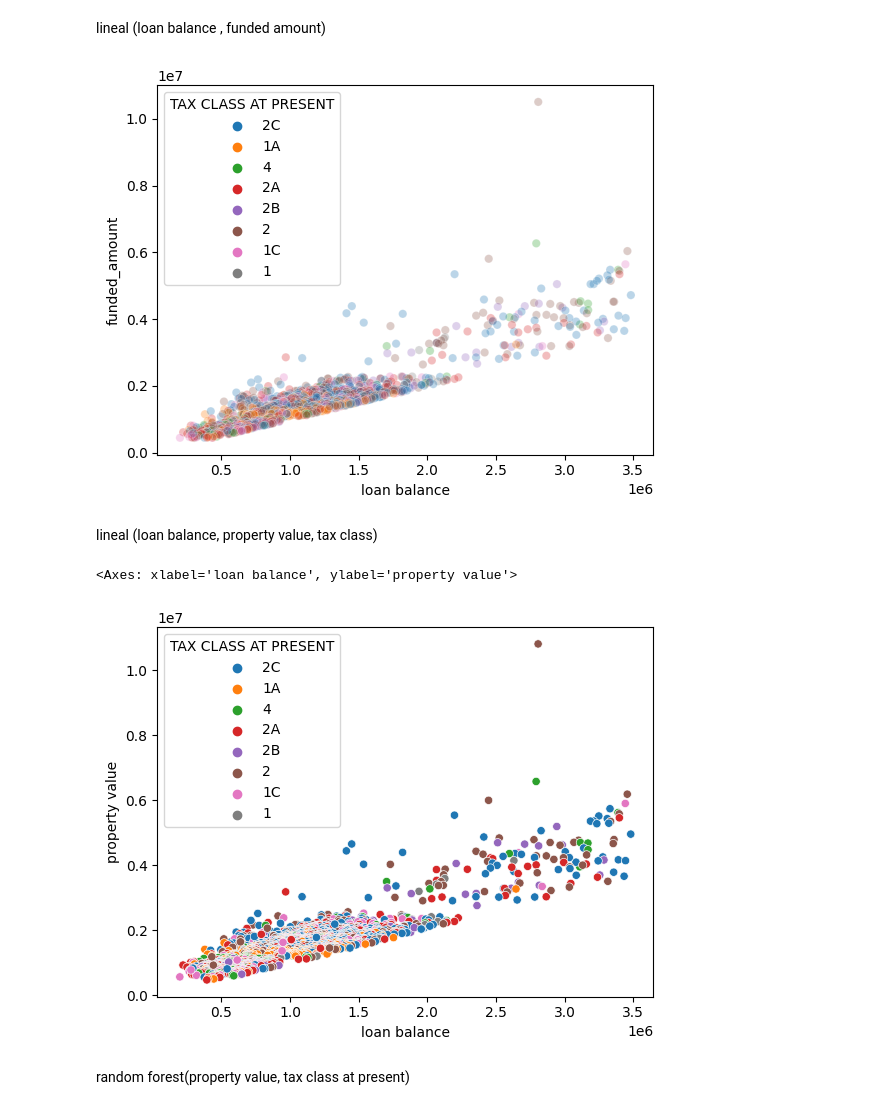
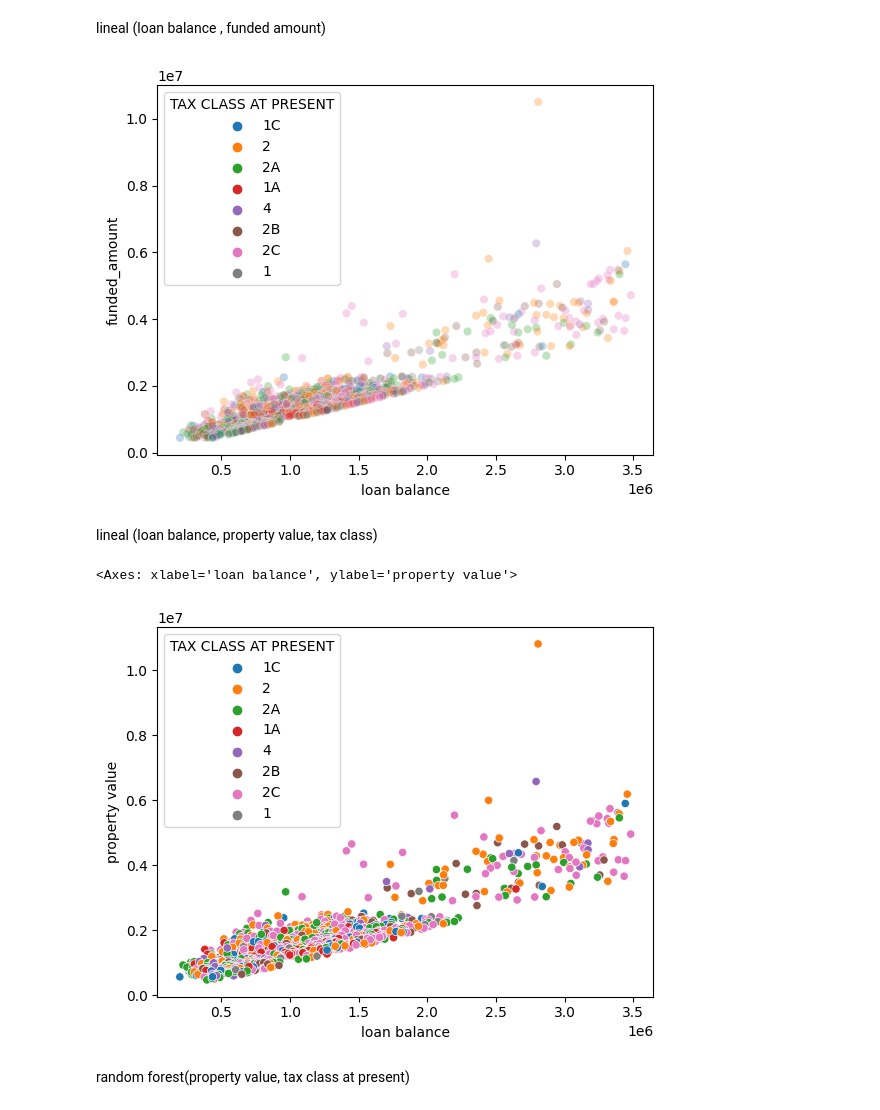
Before and after one commit to DurangoFon/DurangoFon-Luxury_loan_NY_repository, a Jupyter notebook: 02_luxury_loan_amount(multyvariabel_analysis).ipynb, the cells around one changed output. Drawn from its saved outputs; the diff is of its cells as text; code cells hidden in the pictures.

```diff
--- a/02_luxury_loan_amount(multyvariabel_analysis).ipynb
+++ b/02_luxury_loan_amount(multyvariabel_analysis).ipynb
@@ -81,17 +80,17 @@ sns.displot(data = df_processed,x='TAX CLASS AT PRESENT',y='funded_amount',hue =
 # %% [markdown]
 lineal (loan balance , funded amount)
 # %%
-sns.scatterplot(data = df_numerical,x = 'loan balance', y = 'funded_amount',hue='TAX CLASS AT PRESENT',alpha=0.3)
+sns.scatterplot(data = df_processed_by_date,x = 'loan balance', y = 'funded_amount',hue='TAX CLASS AT PRESENT',alpha=0.3)
 plt.show()
 # %% [output]
-[figure, old version]
+[figure, new version]
 # %% [markdown]
 lineal (loan balance, property value, tax class)
 # %%
-sns.scatterplot(data = df_numerical,x = 'loan balance', y = 'property value',hue='TAX CLASS AT PRESENT')
+sns.scatterplot(data = df_processed_by_date,x = 'loan balance', y = 'property value',hue='TAX CLASS AT PRESENT')
 # %% [output]
 <Axes: xlabel='loan balance', ylabel='property value'>
-[figure, old version]
+[figure, new version]
 # %% [markdown]
 random forest(property value, tax class at present)
 # %%
```
Also changed, not shown: parts of 5 cells of this notebook, 2 other files.
